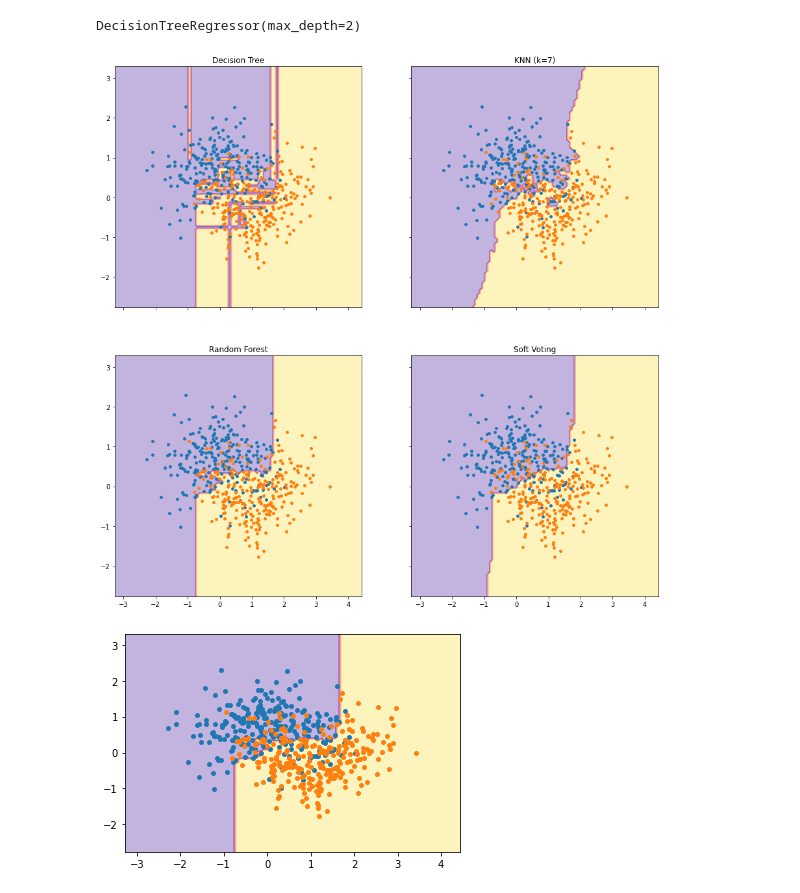
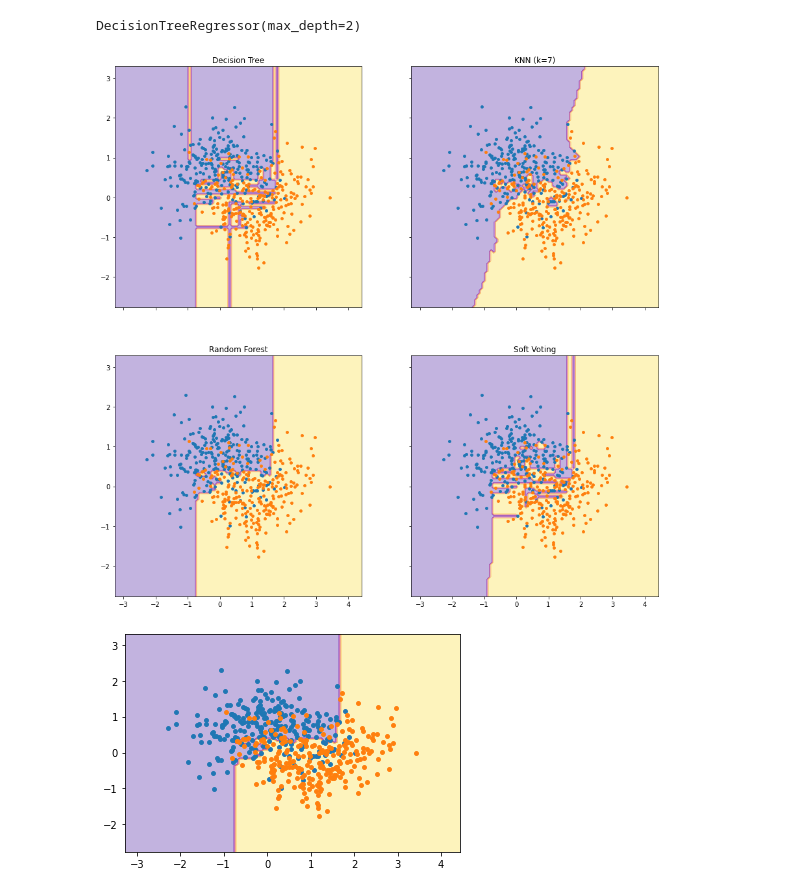
Before and after one commit to ZArk749/Hello-ML, a Jupyter notebook: Experiments/Ensemble.ipynb, the cells around one changed output. Drawn from its saved outputs; the diff is of its cells as text; code cells hidden in the pictures.

```diff
--- a/Experiments/Ensemble.ipynb
+++ b/Experiments/Ensemble.ipynb
@@ -190,40 +191,40 @@ tree_clf = DecisionTreeClassifier()
 knn_clf = KNeighborsClassifier(n_neighbors=7)
 clf3 = SVC(gamma=0.1, kernel="rbf", probability=True)
 eclf = VotingClassifier(
-    estimators=[("dt", clf1), ("knn", clf2), ("svc", clf3)],
+    estimators=[("dt", tree_clf), ("knn", knn_clf), ("svc", clf3)],
     voting="soft",
     weights=[2, 1, 2],
 )
 
 rnd_clf = RandomForestClassifier(n_estimators=500, max_leaf_nodes=16, n_jobs=-1)
 
 
 tree_clf.fit(X, y)
 knn_clf.fit(X, y)
 clf3.fit(X, y)
 eclf.fit(X, y)
 rnd_clf.fit(X, y)
 
 # Plotting decision regions
 f, axarr = plt.subplots(2, 2, sharex="col", sharey="row", figsize=(15, 15))
 for idx, clf, tt in zip(
     product([0,1], [0, 1]), #basically sets the view order
     [tree_clf, knn_clf, rnd_clf, eclf],
     ["Decision Tree", "KNN (k=7)", "Random Forest", "Soft Voting"],
 ):
     DecisionBoundaryDisplay.from_estimator(
         clf, X, alpha=0.3, ax=axarr[idx[0], idx[1]], response_method="predict", cmap="plasma"
     )
 
     #axarr[idx[0], idx[1]].scatter(X[:, 0], X[:, 1], c=y, s=15)
     axarr[idx[0], idx[1]].scatter(X[y == 0, 0], X[y == 0, 1], cmap="plasma",alpha=1, s=15)
     axarr[idx[0], idx[1]].scatter(X[y == 1, 0], X[y == 1, 1], cmap="plasma",alpha=1, s=15)
     axarr[idx[0], idx[1]].set_title(tt)
 
 
 plt.show()
 # %% [output]
-[figure, old version]
+[figure, new version]
 # %%
 #a bit cleaner i guess
 
```
Also changed, not shown: parts of 8 cells of this notebook, 2 other files.
